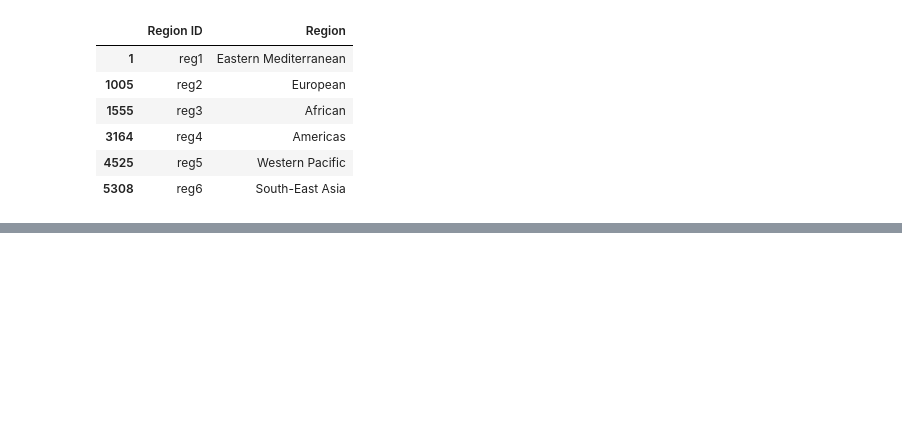
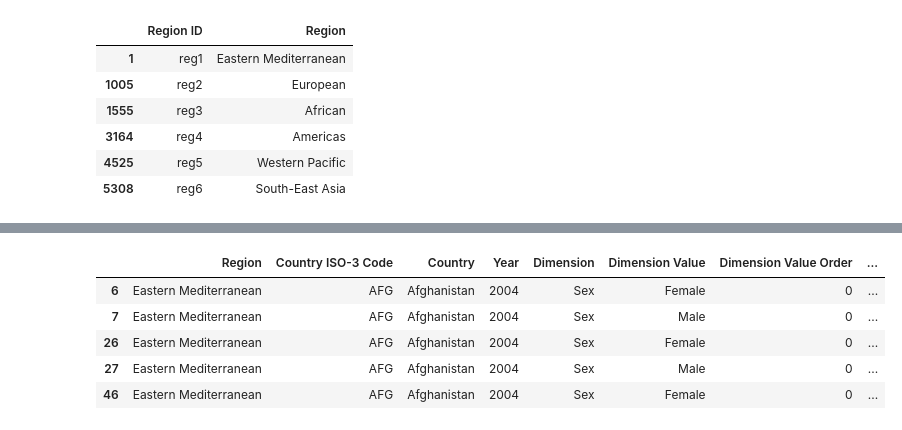
Before and after one commit to blmccourt/proj3-group8, a Jupyter notebook: child_malnutrition_analysis.ipynb, the cells around one changed output, grey strips where cells are left out. Drawn from its saved outputs; the diff is of its cells as text; code cells hidden in the pictures; blank space fills up the shorter version.

Commit message:
dataframes and CSVs by dimension

```diff
--- a/child_malnutrition_analysis.ipynb
+++ b/child_malnutrition_analysis.ipynb
@@ -716,0 +725,11 @@ Loading data into database.
+# %%
+# Filter cleaned_df to dataframes with only rows relevant to each dimension
+age_df = cleaned_df[cleaned_df['Dimension'] == 'Age (months)']
+sex_df = cleaned_df[cleaned_df['Dimension'] == 'Sex']
+residence_df = cleaned_df[cleaned_df['Dimension'] == 'Place of residence']
+economic_status_df = cleaned_df[cleaned_df['Dimension'] == 'Economic status (wealth quintile)']
+education_df = cleaned_df[cleaned_df['Dimension'] == 'Education (mother)']
+
+
+# Check the new DataFrames
+age_df.head()
@@ -716,0 +743,10 @@ Loading data into database.
+# %%
+# Check the new DataFrames
+sex_df.head()
+# %% [output]
+|  | Region | Country ISO-3 Code | Country | Year | Dimension | Dimension Value | Dimension Value Order | ... |
+| 6 | Eastern Mediterranean | AFG | Afghanistan | 2004 | Sex | Female | 0 | ... |
+| 7 | Eastern Mediterranean | AFG | Afghanistan | 2004 | Sex | Male | 0 | ... |
+| 26 | Eastern Mediterranean | AFG | Afghanistan | 2004 | Sex | Female | 0 | ... |
+| 27 | Eastern Mediterranean | AFG | Afghanistan | 2004 | Sex | Male | 0 | ... |
+| 46 | Eastern Mediterranean | AFG | Afghanistan | 2004 | Sex | Female | 0 | ... |
```
Also changed, not shown: parts of 7 cells of this notebook, 5 other files.
